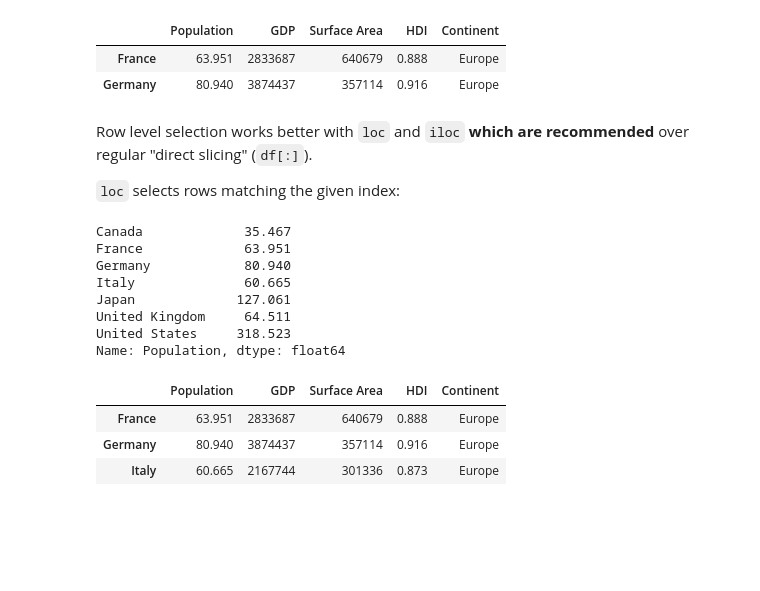
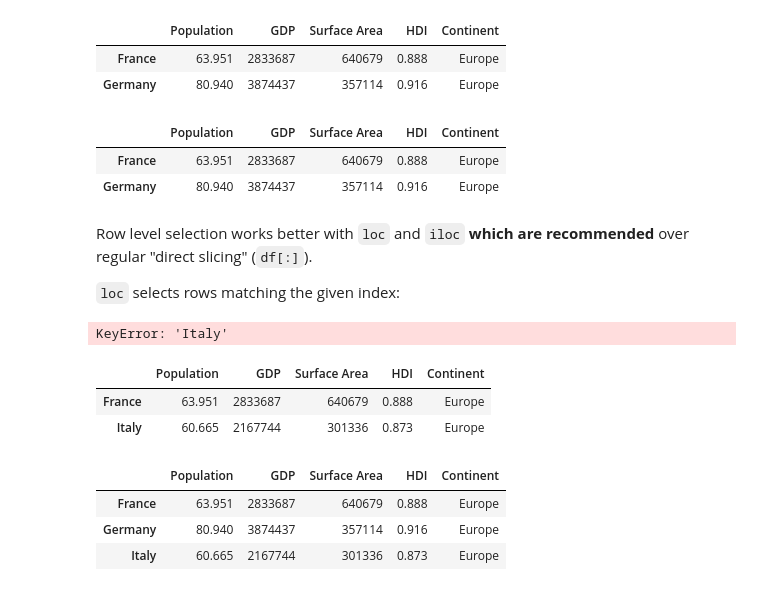
Before and after one commit to hh-blaire-cho/ds101_2024Oct, a Jupyter notebook: 6_ Pandas _DataFrame.ipynb, the cells around one changed output. Saved outputs shown, nothing was run; the diff lists cells and outputs as text; code cells hidden in the pictures; blank space fills up the shorter version.

```diff
--- a/6_ Pandas _DataFrame.ipynb
+++ b/6_ Pandas _DataFrame.ipynb
@@ -243,21 +290,26 @@ df[1:3]
 |  | Population | GDP | Surface Area | HDI | Continent |
 | France | 63.951 | 2833687 | 640679 | 0.888 | Europe |
 | Germany | 80.940 | 3874437 | 357114 | 0.916 | Europe |
+# %%
+df.iloc[1:3]
+# %% [output]
+|  | Population | GDP | Surface Area | HDI | Continent |
+| France | 63.951 | 2833687 | 640679 | 0.888 | Europe |
+| Germany | 80.940 | 3874437 | 357114 | 0.916 | Europe |
 # %% [markdown]
 Row level selection works better with `loc` and `iloc` **which are recommended** over regular "direct slicing" (`df[:]`).
 
 `loc` selects rows matching the given index:
+# %%
+df.loc['France', 'Italy'] # common error -> this is like getting row of France and column of Italy
+# %% [output]
+KeyError: 'Italy'
 # %%
-df.loc['Italy']
+df.loc[['France', 'Italy']]
 # %% [output]
-Canada             35.467
-France             63.951
-Germany            80.940
-Italy              60.665
-Japan             127.061
-United Kingdom     64.511
-United States     318.523
-Name: Population, dtype: float64
+|  | Population | GDP | Surface Area | HDI | Continent |
+| France | 63.951 | 2833687 | 640679 | 0.888 | Europe |
+| Italy | 60.665 | 2167744 | 301336 | 0.873 | Europe |
 # %%
 df.loc['France': 'Italy']
 # %% [output]
```
Also changed, not shown: parts of 42 cells of this notebook, 1 other file.
